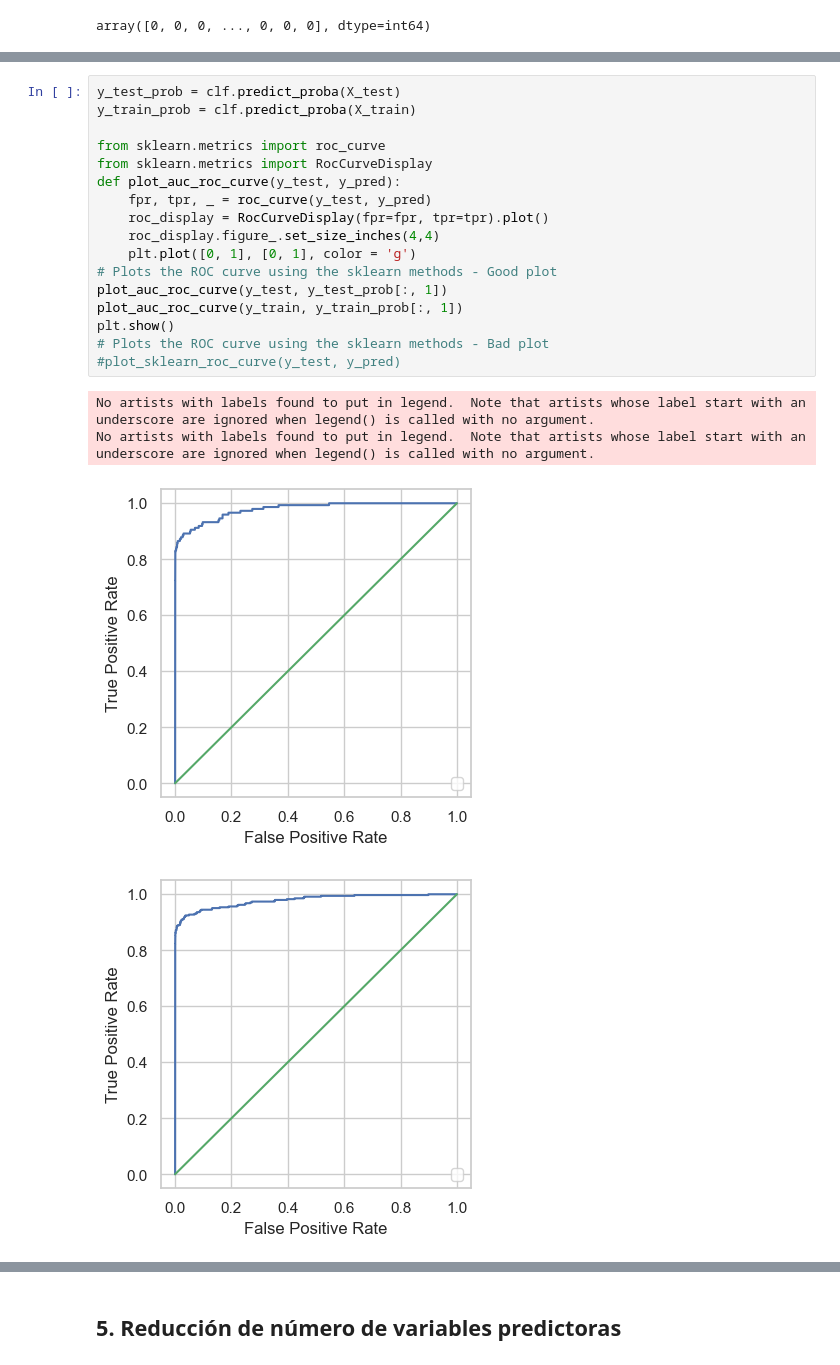
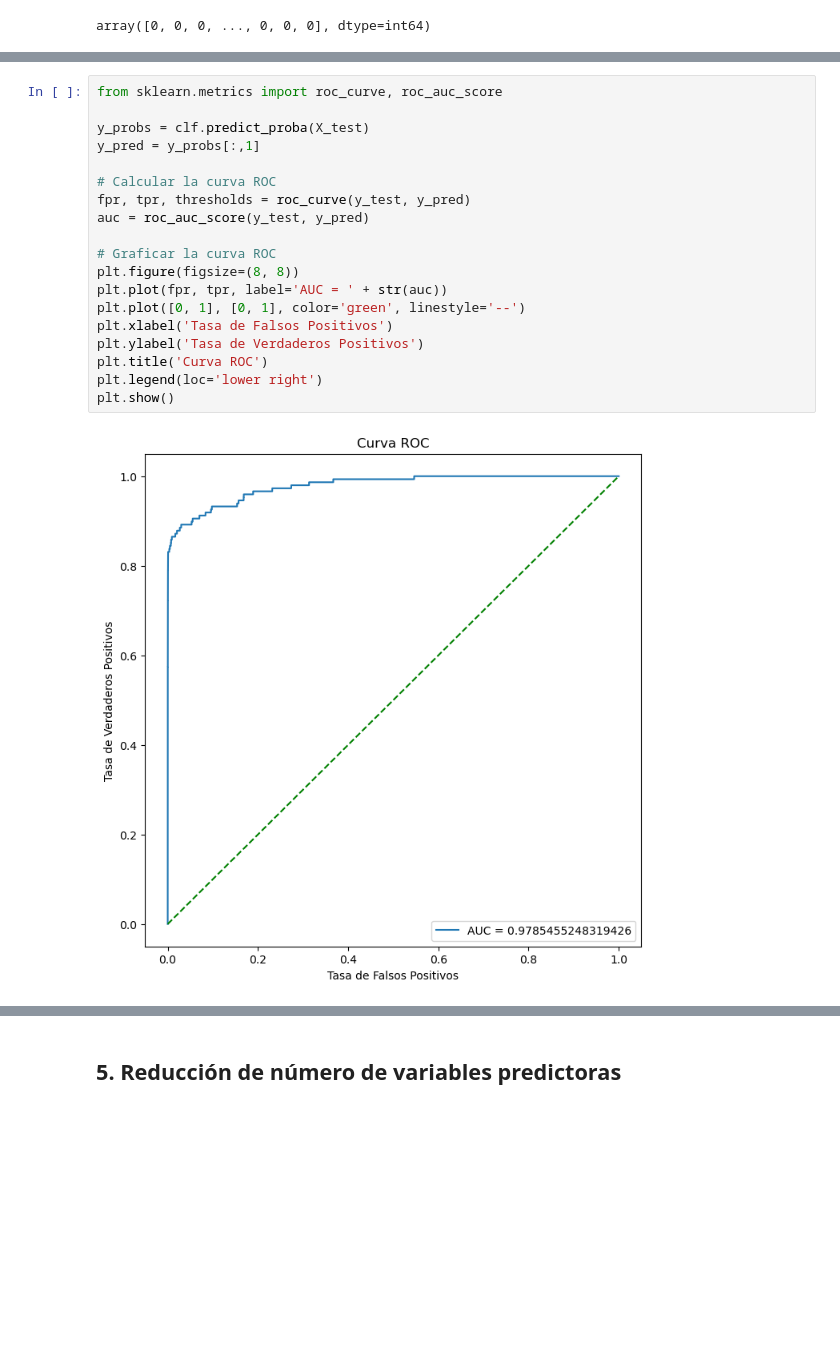
Before and after one commit to malcolmdpc/MachineLearningConPython, a Jupyter notebook: Regresión Logística • Detección de Fraude con Tarjetas de Crédito/Regresión Logística • Detección de Fraude con TC.ipynb, the cells around one changed output, grey strips where cells are left out. Cells and saved outputs as stored; diff of their text form; blank space fills up the shorter version.

```diff
--- a/Regresión Logística • Detección de Fraude con Tarjetas de Crédito/Regresión Logística • Detección de Fraude con TC.ipynb
+++ b/Regresión Logística • Detección de Fraude con Tarjetas de Crédito/Regresión Logística • Detección de Fraude con TC.ipynb
@@ -256,22 +257,21 @@ array([0, 0, 0, ..., 0, 0, 0], dtype=int64)
-# %%
-y_test_prob = clf.predict_proba(X_test)
-y_train_prob = clf.predict_proba(X_train)
-
-from sklearn.metrics import roc_curve
-from sklearn.metrics import RocCurveDisplay
-def plot_auc_roc_curve(y_test, y_pred):
-    fpr, tpr, _ = roc_curve(y_test, y_pred)
-    roc_display = RocCurveDisplay(fpr=fpr, tpr=tpr).plot()
-    roc_display.figure_.set_size_inches(4,4)
-    plt.plot([0, 1], [0, 1], color = 'g')
-# Plots the ROC curve using the sklearn methods - Good plot
-plot_auc_roc_curve(y_test, y_test_prob[:, 1])
-plot_auc_roc_curve(y_train, y_train_prob[:, 1])
-plt.show()
-# Plots the ROC curve using the sklearn methods - Bad plot
-#plot_sklearn_roc_curve(y_test, y_pred)
-# %% [output]
-No artists with labels found to put in legend.  Note that artists whose label start with an underscore are ignored when legend() is called with no argument.
-No artists with labels found to put in legend.  Note that artists whose label start with an underscore are ignored when legend() is called with no argument.
-[figure, removed]
-[figure, removed]
+# %%
+from sklearn.metrics import roc_curve, roc_auc_score
+
+y_probs = clf.predict_proba(X_test)
+y_pred = y_probs[:,1]
+
+# Calcular la curva ROC
+fpr, tpr, thresholds = roc_curve(y_test, y_pred)
+auc = roc_auc_score(y_test, y_pred)
+
+# Graficar la curva ROC
+plt.figure(figsize=(8, 8))
+plt.plot(fpr, tpr, label='AUC = ' + str(auc))
+plt.plot([0, 1], [0, 1], color='green', linestyle='--')
+plt.xlabel('Tasa de Falsos Positivos')
+plt.ylabel('Tasa de Verdaderos Positivos')
+plt.title('Curva ROC')
+plt.legend(loc='lower right')
+plt.show()
+# %% [output]
+[figure, added]
```
Also changed, not shown: parts of 30 cells of this notebook.
